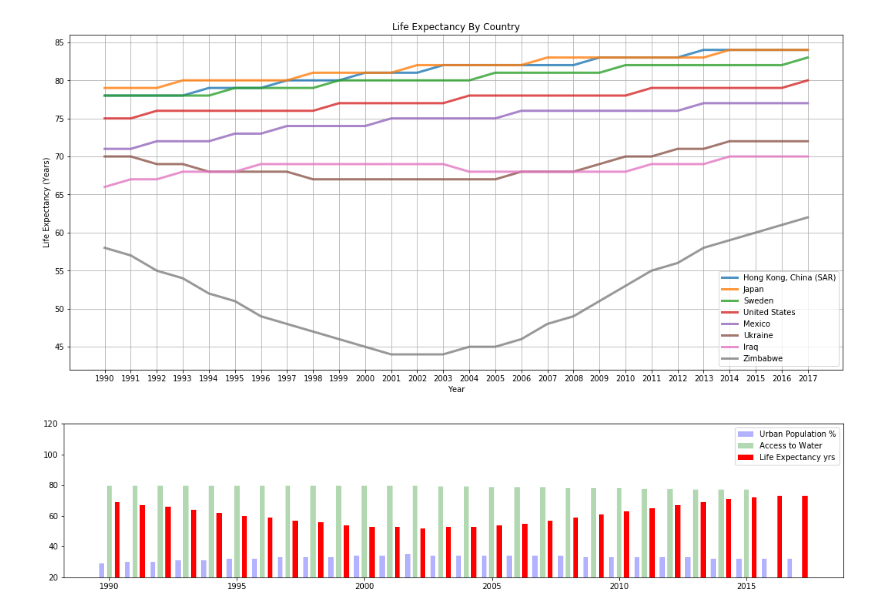
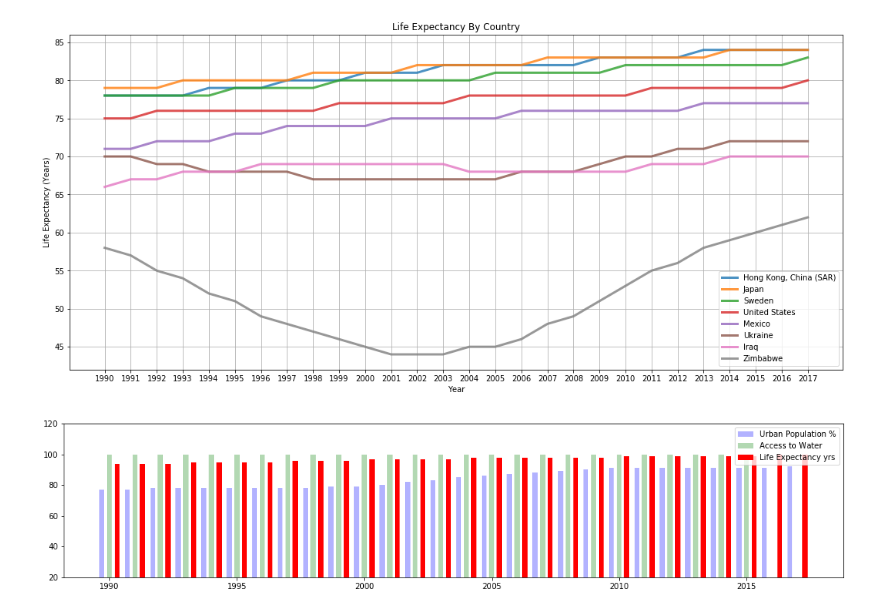
Before and after one commit to mikequaltrium/TecDataProject1Clean, a Jupyter notebook: ChartsAndPlots.ipynb, the cells around one changed output. Saved outputs shown, nothing was run; the diff lists cells and outputs as text; code cells hidden in the pictures.

```diff
--- a/ChartsAndPlots.ipynb
+++ b/ChartsAndPlots.ipynb
@@ -48,7 +37,7 @@ plt.show()
 [figure]
 # %%
 # What characteristics cause higher or lower life expectancy in certain countries
-country = "Zimbabwe"
+country = "Japan"
 plt.title("Causes of Higher Life Expectancy in "+country)
 plt.ylabel("Y Label")
 plt.xlabel("Year")
@@ -60,31 +49,31 @@ max_all_countries = df['2017'].max()
 le_vals = df.loc[country,:].tolist()
 le_vals = [  round( float(x) / max_all_countries * 100 ) for x in le_vals]
 
 df_urban = pd.read_csv("Resources/Urban_Majority.csv")
 df_urban = df_urban.set_index("Countries")
 urban_vals  = df_urban.loc[country,:][years].tolist()
 urban_vals = [round(float(x)) for x in urban_vals]
 
 df_water = pd.read_csv("Resources/Access_To_Drinking_Water.csv")
 water_years = ['1990', '1991', '1992', '1993', '1994', '1995', '1996','1997', '1998', '1999', '2000', '2001', '2002', '2003', '2004', '2005','2006', '2007', '2008', '2009', '2010', '2011', '2012', '2013', '2014','2015']
 df_water = df_water.loc[(df_water["Countries"] == country),:][water_years]
 df_water['2016'] = 00.00
 df_water['2017'] = 00.00
 water_vals = df_water.values.tolist()[0]
 
 ax = plt.subplot(211)
 ax.set_ylim([20, 120])
 
 xpos1 = [(int(x) -0.3) for x in years]
 xpos2 = [int(x) for x in years]
 xpos3 = [(int(x) +0.3) for x in years]
 
 ax.bar(xpos1, urban_vals, width=0.2, color='b', align='center',label="Urban Population %",alpha=0.3)
 ax.bar(xpos2, water_vals, width=0.2, color='g', align='center',label="Access to Water",alpha=0.3)
 ax.bar(xpos3, le_vals, width=0.2, color='r', align='center',label="Life Expectancy yrs")
 
 ax.legend(loc="best")
 
 plt.show()
 # %% [output]
-[figure, old version]
+[figure, new version]
```
Also changed, not shown: parts of 1 cell of this notebook, 4 other files.
